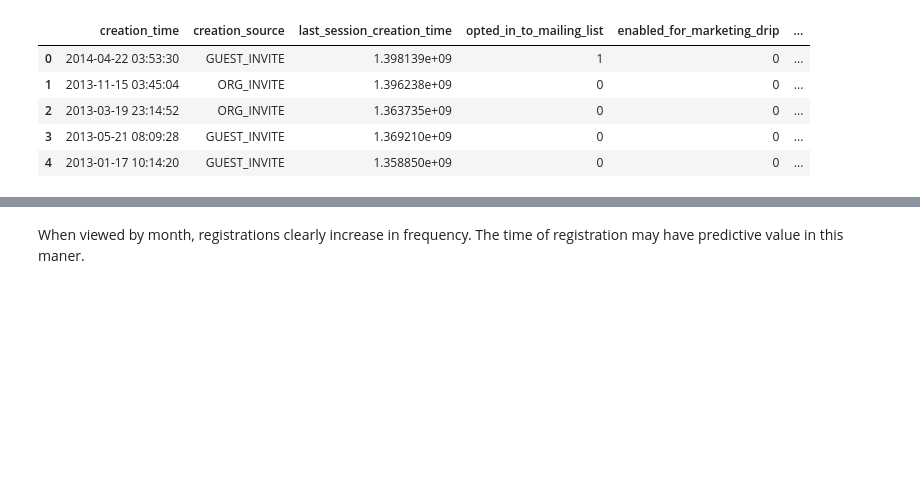
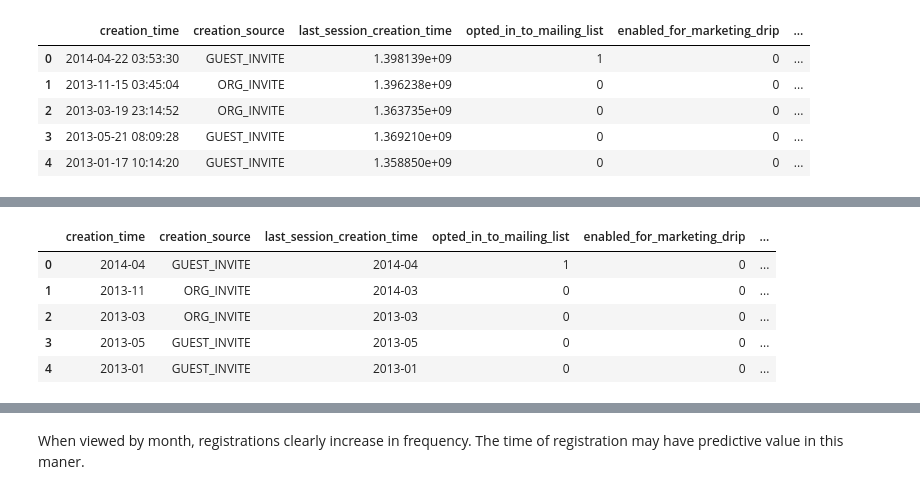
Before and after one commit to AOlden/sb-projects, a Jupyter notebook: relax_challenge/relax_take_home.ipynb, the cells around one changed output, grey strips where cells are left out. Drawn from its saved outputs; the diff is of its cells as text; code cells hidden in the pictures; blank space fills up the shorter version.

```diff
--- a/relax_challenge/relax_take_home.ipynb
+++ b/relax_challenge/relax_take_home.ipynb
@@ -218,0 +199,16 @@ plt.show()
+# %%
+# capture month and year of registration date; convert last log-in time to month and year
+
+import datetime as dt
+merged_drop['creation_time'] = pd.to_datetime(merged_drop['creation_time'])
+merged_drop['creation_time'] = merged_drop['creation_time'].dt.to_period('M')
+merged_drop['last_session_creation_time'] = pd.to_datetime(merged_drop['last_session_creation_time'], unit='s')
+merged_drop['last_session_creation_time'] = merged_drop['last_session_creation_time'].dt.to_period('M')
+merged_drop.head()
+# %% [output]
+|  | creation_time | creation_source | last_session_creation_time | opted_in_to_mailing_list | enabled_for_marketing_drip | ... |
+| 0 | 2014-04 | GUEST_INVITE | 2014-04 | 1 | 0 | ... |
+| 1 | 2013-11 | ORG_INVITE | 2014-03 | 0 | 0 | ... |
+| 2 | 2013-03 | ORG_INVITE | 2013-03 | 0 | 0 | ... |
+| 3 | 2013-05 | GUEST_INVITE | 2013-05 | 0 | 0 | ... |
+| 4 | 2013-01 | GUEST_INVITE | 2013-01 | 0 | 0 | ... |
```
Also changed, not shown: parts of 6 cells of this notebook.
